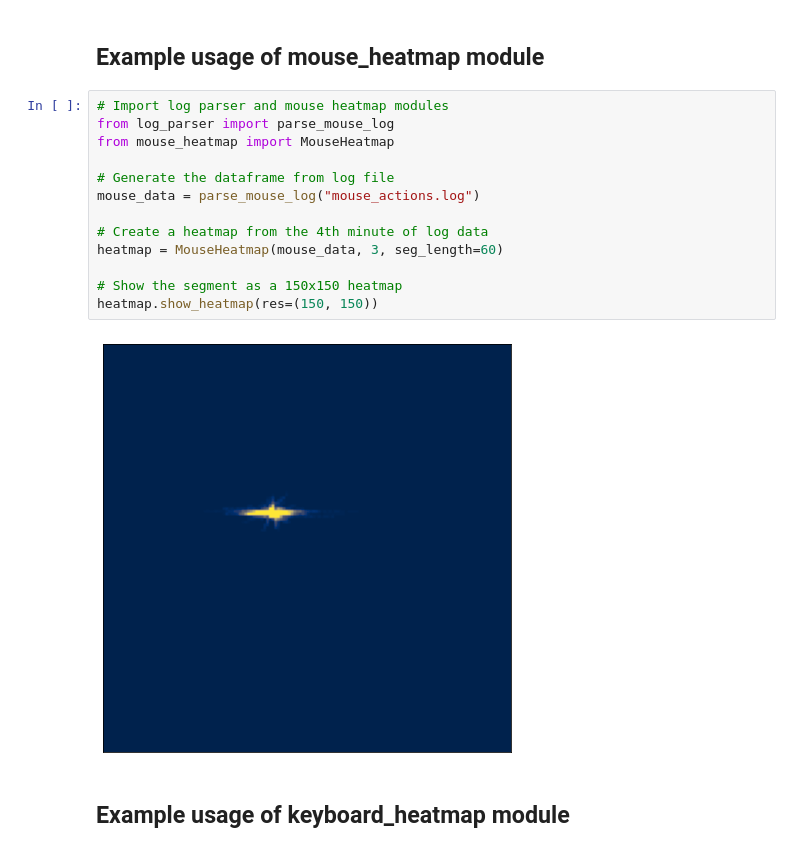
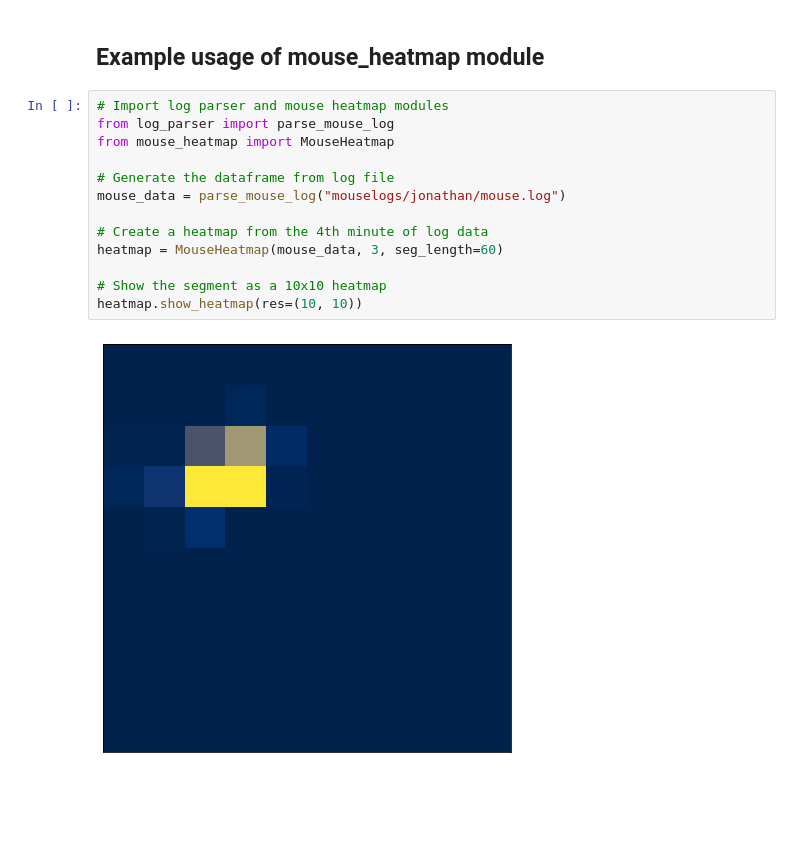
Before and after one commit to HengjunLuo/capstone-landis, a Jupyter notebook: log_parsing_examples.ipynb, the cells around one changed output. Saved outputs shown, nothing was run; the diff lists cells and outputs as text; blank space fills up the shorter version.

```diff
--- a/log_parsing_examples.ipynb
+++ b/log_parsing_examples.ipynb
@@ -85,17 +106,15 @@ print(mouse_data_segment)
 # %%
 # Import log parser and mouse heatmap modules
 from log_parser import parse_mouse_log
 from mouse_heatmap import MouseHeatmap
 
 # Generate the dataframe from log file
-mouse_data = parse_mouse_log("mouse_actions.log")
+mouse_data = parse_mouse_log("mouselogs/jonathan/mouse.log")
 
 # Create a heatmap from the 4th minute of log data
 heatmap = MouseHeatmap(mouse_data, 3, seg_length=60)
 
-# Show the segment as a 150x150 heatmap
-heatmap.show_heatmap(res=(150, 150))
+# Show the segment as a 10x10 heatmap
+heatmap.show_heatmap(res=(10, 10))
 # %% [output]
-[figure, old version]
+[figure, new version]
-# %% [markdown]
-## Example usage of keyboard_heatmap module
```
Also changed, not shown: parts of 5 cells of this notebook, 1 other file.
